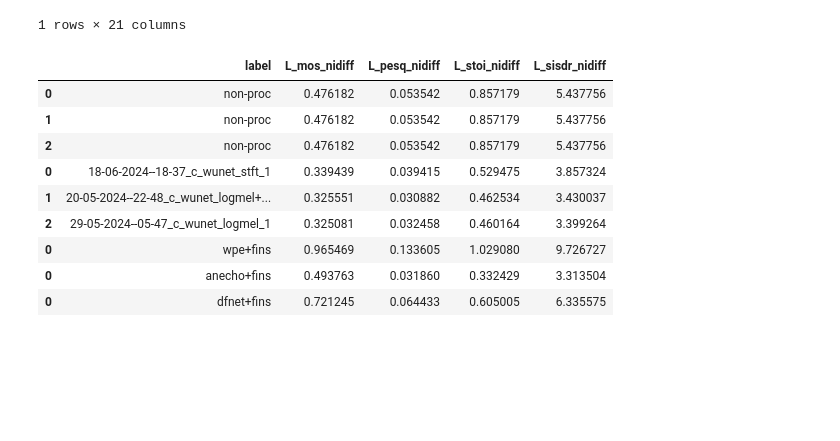
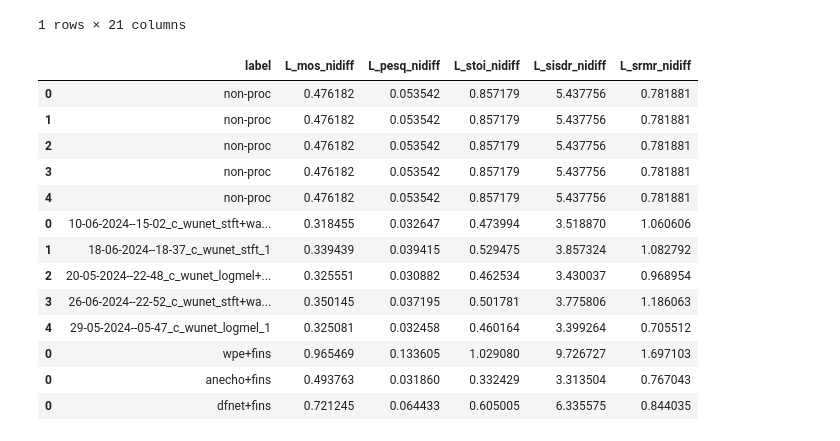
Before and after one commit to joaluba/reverb-match-cond-u-net, a Jupyter notebook: notebooks/exp_log.ipynb, the cells around one changed output. Cells and saved outputs as stored; diff of their text form; code cells hidden in the pictures; blank space fills up the shorter version.

```diff
--- a/notebooks/exp_log.ipynb
+++ b/notebooks/exp_log.ipynb
@@ -531,18 +535,22 @@ df_summary_rereverb["selection"]="rereverb"
 1 rows × 21 columns
 # %%
 # df_summary_all_batches[["label", "L_mos_nidiff","L_pesq_nidiff","L_stoi_nidiff","L_sisdr_nidiff"]]
-df_summary_all_batches[["label", "L_mos_nidiff","L_pesq_nidiff","L_stoi_nidiff","L_sisdr_nidiff"]]
+df_summary_all_batches[["label", "L_mos_nidiff","L_pesq_nidiff","L_stoi_nidiff","L_sisdr_nidiff", "L_srmr_nidiff"]]
 # %% [output]
-|  | label | L_mos_nidiff | L_pesq_nidiff | L_stoi_nidiff | L_sisdr_nidiff |
-| 0 | non-proc | 0.476182 | 0.053542 | 0.857179 | 5.437756 |
-| 1 | non-proc | 0.476182 | 0.053542 | 0.857179 | 5.437756 |
-| 2 | non-proc | 0.476182 | 0.053542 | 0.857179 | 5.437756 |
-| 0 | 18-06-2024--18-37_c_wunet_stft_1 | 0.339439 | 0.039415 | 0.529475 | 3.857324 |
-| 1 | 20-05-2024--22-48_c_wunet_logmel+... | 0.325551 | 0.030882 | 0.462534 | 3.430037 |
-| 2 | 29-05-2024--05-47_c_wunet_logmel_1 | 0.325081 | 0.032458 | 0.460164 | 3.399264 |
-| 0 | wpe+fins | 0.965469 | 0.133605 | 1.029080 | 9.726727 |
-| 0 | anecho+fins | 0.493763 | 0.031860 | 0.332429 | 3.313504 |
-| 0 | dfnet+fins | 0.721245 | 0.064433 | 0.605005 | 6.335575 |
+|  | label | L_mos_nidiff | L_pesq_nidiff | L_stoi_nidiff | L_sisdr_nidiff | L_srmr_nidiff |
+| 0 | non-proc | 0.476182 | 0.053542 | 0.857179 | 5.437756 | 0.781881 |
+| 1 | non-proc | 0.476182 | 0.053542 | 0.857179 | 5.437756 | 0.781881 |
+| 2 | non-proc | 0.476182 | 0.053542 | 0.857179 | 5.437756 | 0.781881 |
+| 3 | non-proc | 0.476182 | 0.053542 | 0.857179 | 5.437756 | 0.781881 |
+| 4 | non-proc | 0.476182 | 0.053542 | 0.857179 | 5.437756 | 0.781881 |
+| 0 | 10-06-2024--15-02_c_wunet_stft+wa... | 0.318455 | 0.032647 | 0.473994 | 3.518870 | 1.060606 |
+| 1 | 18-06-2024--18-37_c_wunet_stft_1 | 0.339439 | 0.039415 | 0.529475 | 3.857324 | 1.082792 |
+| 2 | 20-05-2024--22-48_c_wunet_logmel+... | 0.325551 | 0.030882 | 0.462534 | 3.430037 | 0.968954 |
+| 3 | 26-06-2024--22-52_c_wunet_stft+wa... | 0.350145 | 0.037195 | 0.501781 | 3.775806 | 1.186063 |
+| 4 | 29-05-2024--05-47_c_wunet_logmel_1 | 0.325081 | 0.032458 | 0.460164 | 3.399264 | 0.705512 |
+| 0 | wpe+fins | 0.965469 | 0.133605 | 1.029080 | 9.726727 | 1.697103 |
+| 0 | anecho+fins | 0.493763 | 0.031860 | 0.332429 | 3.313504 | 0.767043 |
+| 0 | dfnet+fins | 0.721245 | 0.064433 | 0.605005 | 6.335575 | 0.844035 |
 # %%
 df_summary=pd.concat([df_summary_all_batches, df_summary_dereverb,df_summary_rereverb], axis=0)
 df_summary.to_csv("summary.csv")
```
Also changed, not shown: parts of 1 cell of this notebook, 8 other files.
